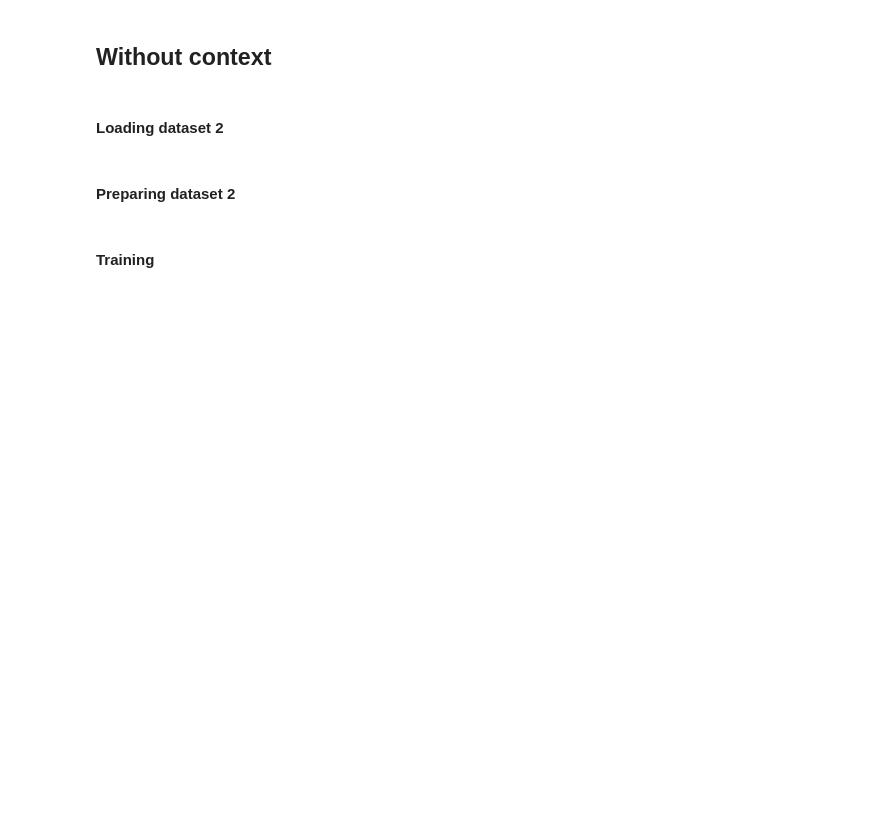
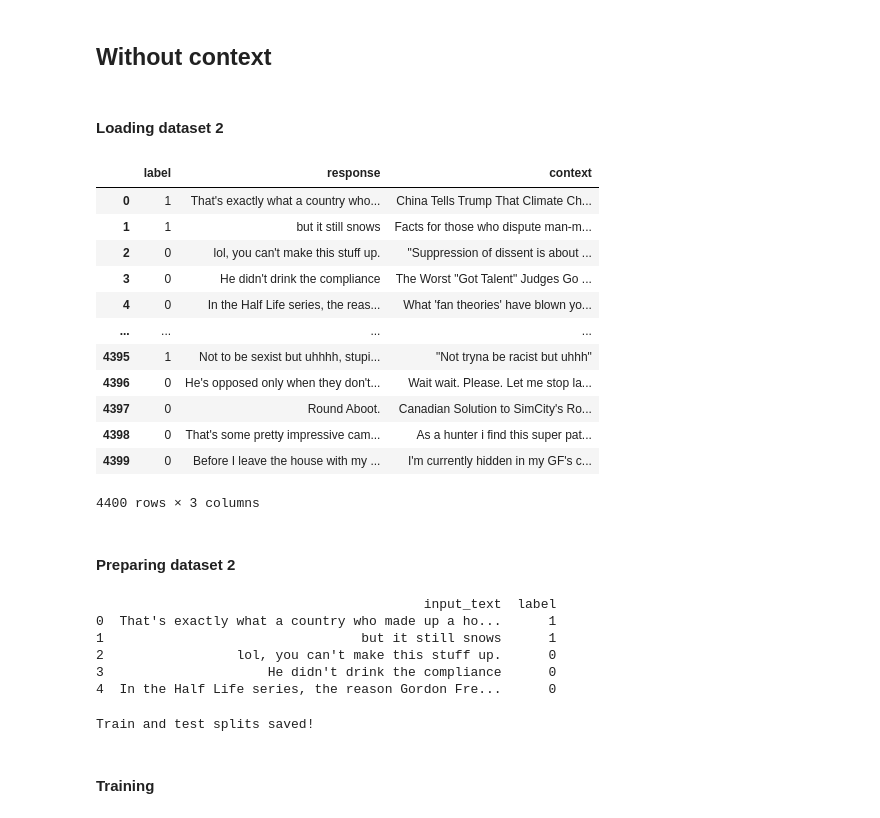
Before and after one commit to minhtripham9/sarcasm-detection, a Jupyter notebook: Code/byt5-DS2.ipynb, the cells around one changed output. Saved outputs shown, nothing was run; the diff lists cells and outputs as text; code cells hidden in the pictures; blank space fills up the shorter version.

```diff
--- a/Code/byt5-DS2.ipynb
+++ b/Code/byt5-DS2.ipynb
@@ -28,16 +28,30 @@ from tqdm import tqdm
 # %%
 # Only read the first 4400 rows and specific columns
 cols_to_use = ['label', 'comment', 'parent_comment']
 
-df = pd.read_csv('../Dataset/train-balanced-sarcasm.csv', usecols=cols_to_use, nrows=4400)
+df = pd.read_csv('Dataset/train-balanced-sarcasm.csv', usecols=cols_to_use, nrows=4400)
 
 # Rename columns
 df = df.rename(columns={
     'comment': 'response',
     'parent_comment': 'context'
 })
 
 df
+# %% [output]
+|  | label | response | context |
+| 0 | 1 | That's exactly what a country who... | China Tells Trump That Climate Ch... |
+| 1 | 1 | but it still snows | Facts for those who dispute man-m... |
+| 2 | 0 | lol, you can't make this stuff up. | "Suppression of dissent is about ... |
+| 3 | 0 | He didn't drink the compliance | The Worst "Got Talent" Judges Go ... |
+| 4 | 0 | In the Half Life series, the reas... | What 'fan theories' have blown yo... |
+| ... | ... | ... | ... |
+| 4395 | 1 | Not to be sexist but uhhhh, stupi... | "Not tryna be racist but uhhh" |
+| 4396 | 0 | He's opposed only when they don't... | Wait wait. Please. Let me stop la... |
+| 4397 | 0 | Round Aboot. | Canadian Solution to SimCity's Ro... |
+| 4398 | 0 | That's some pretty impressive cam... | As a hunter i find this super pat... |
+| 4399 | 0 | Before I leave the house with my ... | I'm currently hidden in my GF's c... |
+4400 rows × 3 columns
 # %% [markdown]
 #### Preparing dataset 2
 # %%
@@ -45,6 +59,13 @@ df['input_text'] = df['response']
 
 # Check the result
 print(df[['input_text', 'label']].head())
+# %% [output]
+                                          input_text  label
+0  That's exactly what a country who made up a ho...      1
+1                                 but it still snows      1
+2                 lol, you can't make this stuff up.      0
+3                     He didn't drink the compliance      0
+4  In the Half Life series, the reason Gordon Fre...      0
 # %%
 # Split
 X_train, X_test, y_train, y_test = train_test_split(
@@ -56,6 +77,8 @@ train_df = pd.DataFrame({'input_text': X_train, 'label': y_train})
 test_df = pd.DataFrame({'input_text': X_test, 'label': y_test})
 
 print("Train and test splits saved!")
+# %% [output]
+Train and test splits saved!
 # %% [markdown]
 #### Training
 # %%
```
Also changed, not shown: parts of 9 cells of this notebook.
